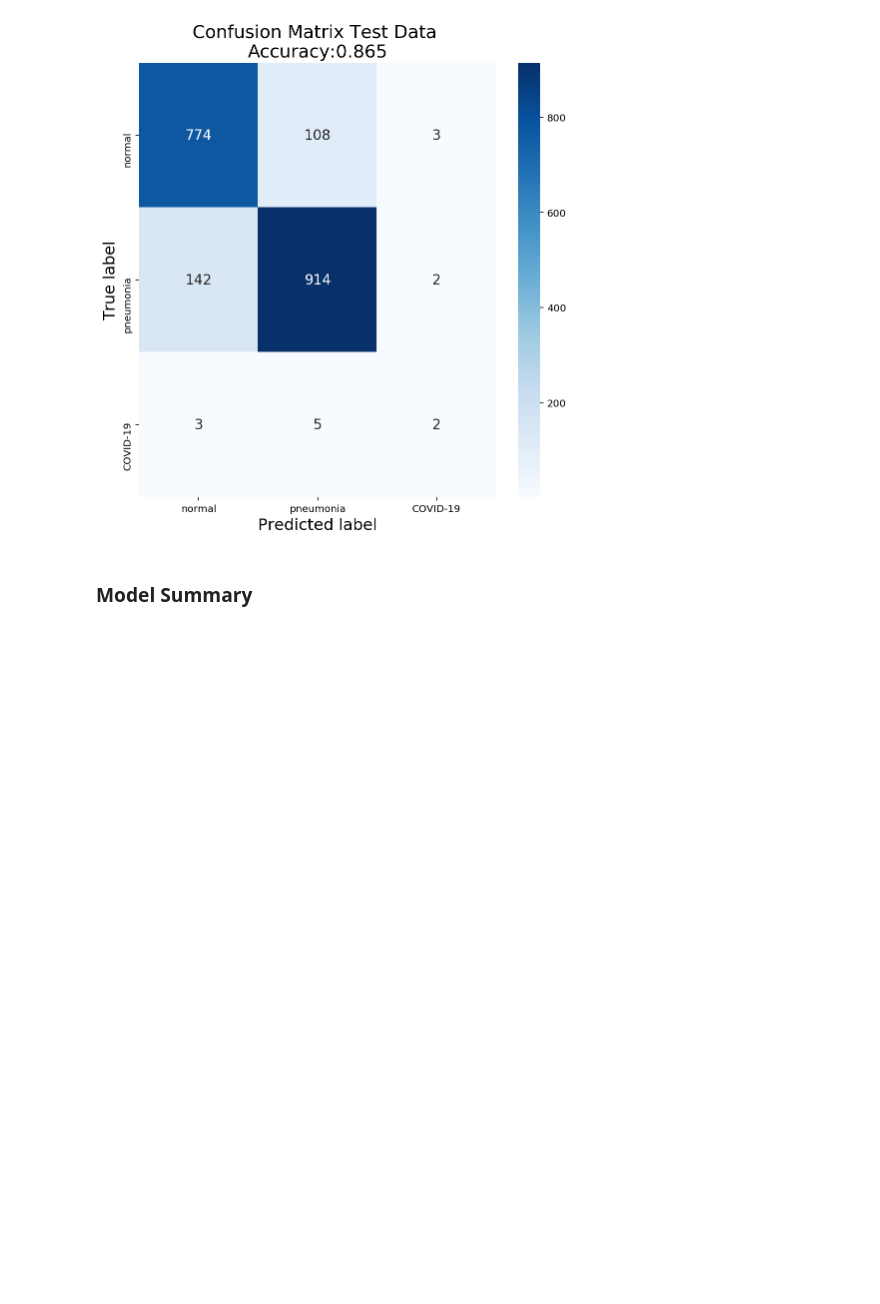
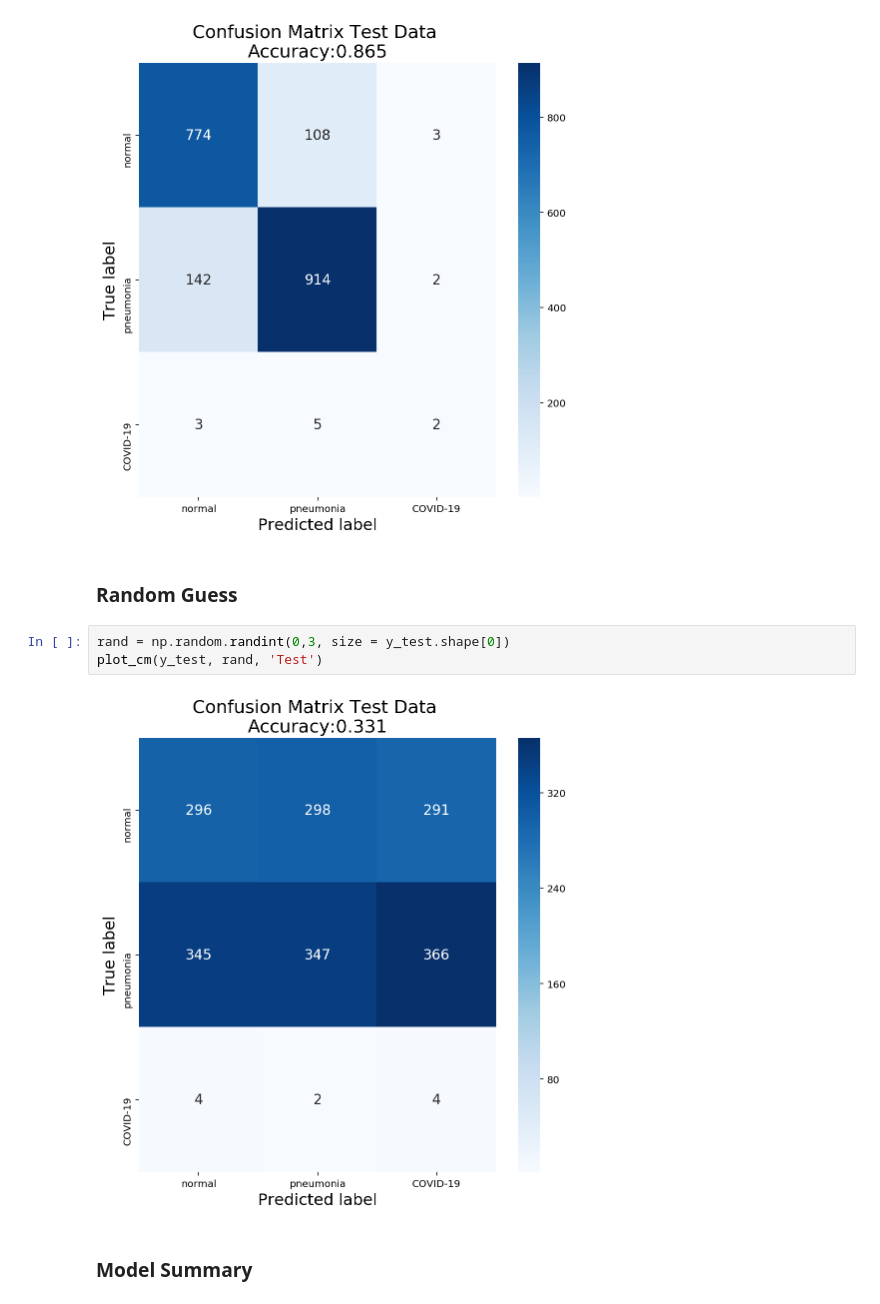
Before and after one commit to vmtang11/ids705_xray_covid19, a Jupyter notebook: resnet50.ipynb, the cells around one changed output. Drawn from its saved outputs; the diff is of its cells as text; blank space fills up the shorter version.

Commit message:
added random choice

```diff
--- a/resnet50.ipynb
+++ b/resnet50.ipynb
@@ -392,6 +392,13 @@ svm_test = svm.predict(X_test.reshape(X_test.shape[0], -1))
 plot_cm(y_test, svm_test, 'Test')
 # %% [output]
 [figure]
+# %% [markdown]
+### Random Guess
+# %%
+rand = np.random.randint(0,3, size = y_test.shape[0])
+plot_cm(y_test, rand, 'Test')
+# %% [output]
+[figure, added]
 # %% [markdown]
 ### Model Summary
 # %%
```
